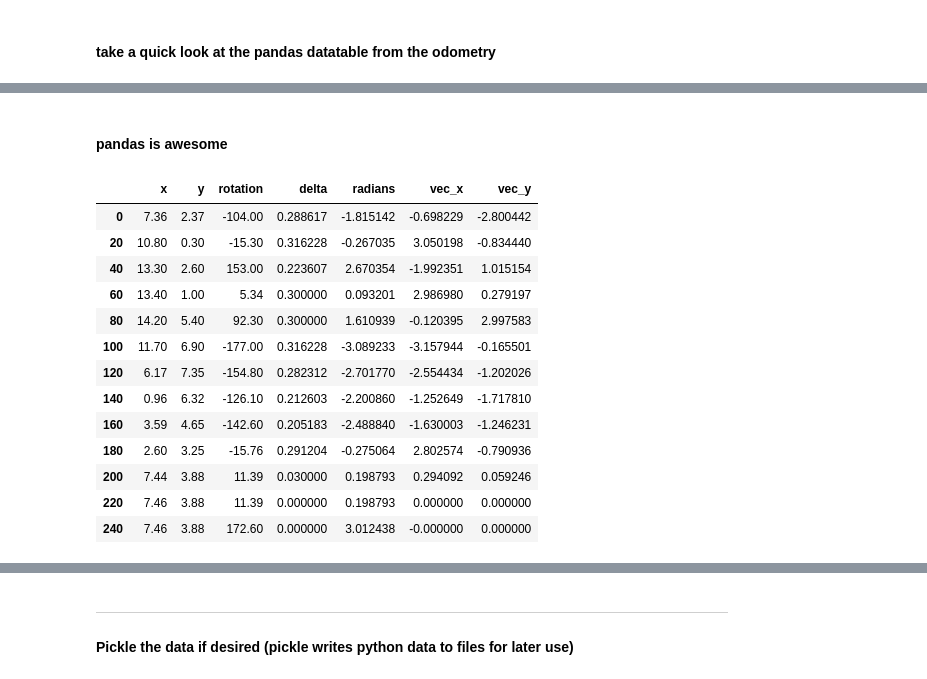
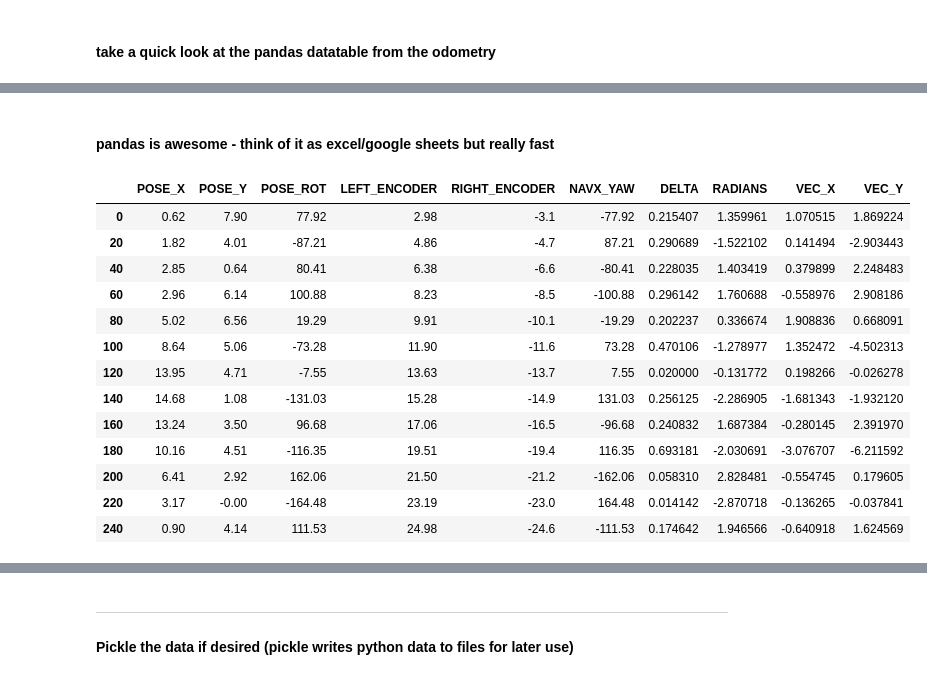
Before and after one commit to aesatchien/FRC2429_2020, a Jupyter notebook: notebooks/telemetry_plot.ipynb, the cells around one changed output, grey strips where cells are left out. Cells and saved outputs as stored; diff of their text form; code cells hidden in the pictures.

```diff
--- a/notebooks/telemetry_plot.ipynb
+++ b/notebooks/telemetry_plot.ipynb
@@ -39,7 +69,10 @@ odometry_list = sd.getStringArray('Odometry_List',0)
 * list comprehension does for loops in one line
 * pandas makes a great table (called dataframes) from a dictionary (or lists if you provide the column names)
 # %%
-x = [float(i[3:8]) for i in odometry_list]
-y = [float(i[13:18]) for i in odometry_list]
-rot = [float(i[25:31]) for i in odometry_list]
-df = pd.DataFrame({'x':x, 'y':y, 'rotation':rot})
+x = [float(i[0:10]) for i in odometry_list]
+y = [float(i[10:20]) for i in odometry_list]
+rot = [float(i[20:30]) for i in odometry_list]
+l_dist = [float(i[30:40]) for i in odometry_list]
+r_dist = [float(i[40:50]) for i in odometry_list]
+yaw = [float(i[50:60]) for i in odometry_list]
+df = pd.DataFrame({'POSE_X':x, 'POSE_Y':y, 'POSE_ROT':rot, 'LEFT_ENCODER':l_dist, 'RIGHT_ENCODER':r_dist, 'NAVX_YAW':yaw})
@@ -76,30 +103,30 @@ df[(df.index) % 20 == 0]
-# %% [markdown]
-#### pandas is awesome
+# %% [markdown]
+#### pandas is awesome - think of it as excel/google sheets but really fast
 # %%
 scale = 10 # doesn't do anything yet - quiver keeps autoscaling
-df['delta'] = np.sqrt(np.asarray(df.diff()['x']**2) + np.asarray(df.diff()['y']**2))
-df['radians'] = df['rotation'] * np.pi/180
-df['vec_x'] = df['delta']* np.cos(df['radians'])*scale
-df['vec_y'] = df['delta']* np.sin(df['radians'])*scale
-df.at[0, 'vec_x'] = df.at[1, 'vec_x']
-df.at[0, 'vec_y'] = df.at[1, 'vec_y']
-df.at[0, 'delta'] = df.at[1, 'delta']
+df['DELTA'] = np.sqrt(np.asarray(df.diff()['POSE_X']**2) + np.asarray(df.diff()['POSE_Y']**2))
+df['RADIANS'] = df['POSE_ROT'] * np.pi/180
+df['VEC_X'] = df['DELTA']* np.cos(df['RADIANS'])*scale
+df['VEC_Y'] = df['DELTA']* np.sin(df['RADIANS'])*scale
+df.at[0, 'VEC_X'] = df.at[1, 'VEC_X']
+df.at[0, 'VEC_Y'] = df.at[1, 'VEC_Y']
+df.at[0, 'DELTA'] = df.at[1, 'DELTA']
 df[(df.index) % 20 == 0]
 # %% [output]
-|  | x | y | rotation | delta | radians | vec_x | vec_y |
-| 0 | 7.36 | 2.37 | -104.00 | 0.288617 | -1.815142 | -0.698229 | -2.800442 |
-| 20 | 10.80 | 0.30 | -15.30 | 0.316228 | -0.267035 | 3.050198 | -0.834440 |
-| 40 | 13.30 | 2.60 | 153.00 | 0.223607 | 2.670354 | -1.992351 | 1.015154 |
-| 60 | 13.40 | 1.00 | 5.34 | 0.300000 | 0.093201 | 2.986980 | 0.279197 |
-| 80 | 14.20 | 5.40 | 92.30 | 0.300000 | 1.610939 | -0.120395 | 2.997583 |
-| 100 | 11.70 | 6.90 | -177.00 | 0.316228 | -3.089233 | -3.157944 | -0.165501 |
-| 120 | 6.17 | 7.35 | -154.80 | 0.282312 | -2.701770 | -2.554434 | -1.202026 |
-| 140 | 0.96 | 6.32 | -126.10 | 0.212603 | -2.200860 | -1.252649 | -1.717810 |
-| 160 | 3.59 | 4.65 | -142.60 | 0.205183 | -2.488840 | -1.630003 | -1.246231 |
-| 180 | 2.60 | 3.25 | -15.76 | 0.291204 | -0.275064 | 2.802574 | -0.790936 |
-| 200 | 7.44 | 3.88 | 11.39 | 0.030000 | 0.198793 | 0.294092 | 0.059246 |
-| 220 | 7.46 | 3.88 | 11.39 | 0.000000 | 0.198793 | 0.000000 | 0.000000 |
-| 240 | 7.46 | 3.88 | 172.60 | 0.000000 | 3.012438 | -0.000000 | 0.000000 |
+|  | POSE_X | POSE_Y | POSE_ROT | LEFT_ENCODER | RIGHT_ENCODER | NAVX_YAW | DELTA | RADIANS | VEC_X | VEC_Y |
+| 0 | 0.62 | 7.90 | 77.92 | 2.98 | -3.1 | -77.92 | 0.215407 | 1.359961 | 1.070515 | 1.869224 |
+| 20 | 1.82 | 4.01 | -87.21 | 4.86 | -4.7 | 87.21 | 0.290689 | -1.522102 | 0.141494 | -2.903443 |
+| 40 | 2.85 | 0.64 | 80.41 | 6.38 | -6.6 | -80.41 | 0.228035 | 1.403419 | 0.379899 | 2.248483 |
+| 60 | 2.96 | 6.14 | 100.88 | 8.23 | -8.5 | -100.88 | 0.296142 | 1.760688 | -0.558976 | 2.908186 |
+| 80 | 5.02 | 6.56 | 19.29 | 9.91 | -10.1 | -19.29 | 0.202237 | 0.336674 | 1.908836 | 0.668091 |
+| 100 | 8.64 | 5.06 | -73.28 | 11.90 | -11.6 | 73.28 | 0.470106 | -1.278977 | 1.352472 | -4.502313 |
+| 120 | 13.95 | 4.71 | -7.55 | 13.63 | -13.7 | 7.55 | 0.020000 | -0.131772 | 0.198266 | -0.026278 |
+| 140 | 14.68 | 1.08 | -131.03 | 15.28 | -14.9 | 131.03 | 0.256125 | -2.286905 | -1.681343 | -1.932120 |
+| 160 | 13.24 | 3.50 | 96.68 | 17.06 | -16.5 | -96.68 | 0.240832 | 1.687384 | -0.280145 | 2.391970 |
+| 180 | 10.16 | 4.51 | -116.35 | 19.51 | -19.4 | 116.35 | 0.693181 | -2.030691 | -3.076707 | -6.211592 |
+| 200 | 6.41 | 2.92 | 162.06 | 21.50 | -21.2 | -162.06 | 0.058310 | 2.828481 | -0.554745 | 0.179605 |
+| 220 | 3.17 | -0.00 | -164.48 | 23.19 | -23.0 | 164.48 | 0.014142 | -2.870718 | -0.136265 | -0.037841 |
+| 240 | 0.90 | 4.14 | 111.53 | 24.98 | -24.6 | -111.53 | 0.174642 | 1.946566 | -0.640918 | 1.624569 |
 # %%
 def plot_df(df, arrows=True, save=False, fname='odometry.png'):
     label = "Mapping Odometry from Robot Simulation"
```
Also changed, not shown: parts of 17 cells of this notebook, 4 other files.
